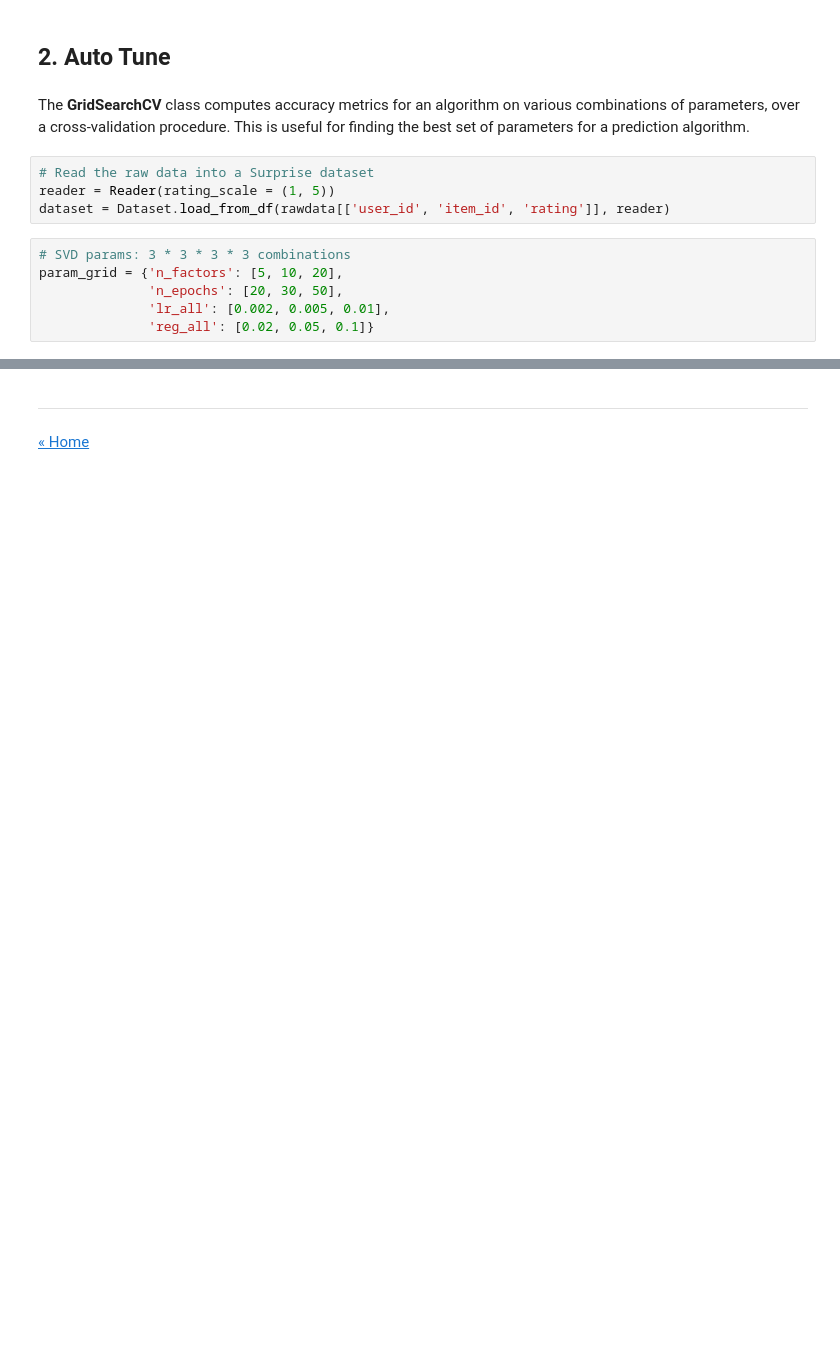
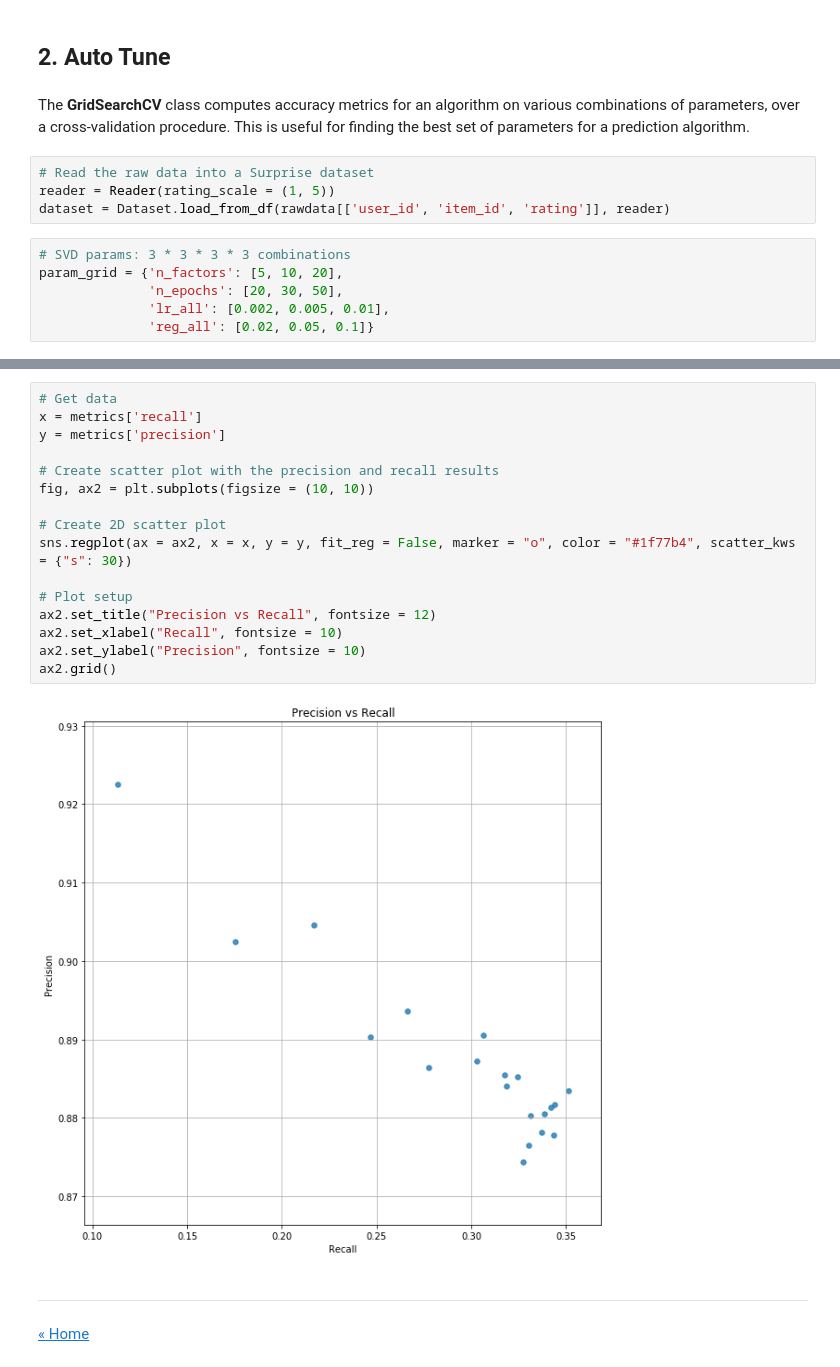
Before and after one commit to ansegura7/RS_Surprise, a Jupyter notebook: code/SR_SVD_Tune.ipynb, the cells around one changed output, grey strips where cells are left out. Saved outputs shown, nothing was run; the diff lists cells and outputs as text; blank space fills up the shorter version.

```diff
--- a/code/SR_SVD_Tune.ipynb
+++ b/code/SR_SVD_Tune.ipynb
@@ -224,3 +343,21 @@ print(gs.best_params)
+# %%
+# Get data
+x = metrics['recall']
+y = metrics['precision']
+
+# Create scatter plot with the precision and recall results
+fig, ax2 = plt.subplots(figsize = (10, 10))
+
+# Create 2D scatter plot
+sns.regplot(ax = ax2, x = x, y = y, fit_reg = False, marker = "o", color = "#1f77b4", scatter_kws = {"s": 30})
+
+# Plot setup
+ax2.set_title("Precision vs Recall", fontsize = 12)
+ax2.set_xlabel("Recall", fontsize = 10)
+ax2.set_ylabel("Precision", fontsize = 10)
+ax2.grid()
+# %% [output]
+[figure, added]
 # %% [markdown]
 ---
 <a href="https://ansegura7.github.io/RS_Surprise/">&laquo; Home</a>
```
Also changed, not shown: parts of 21 cells of this notebook, 6 other files.
